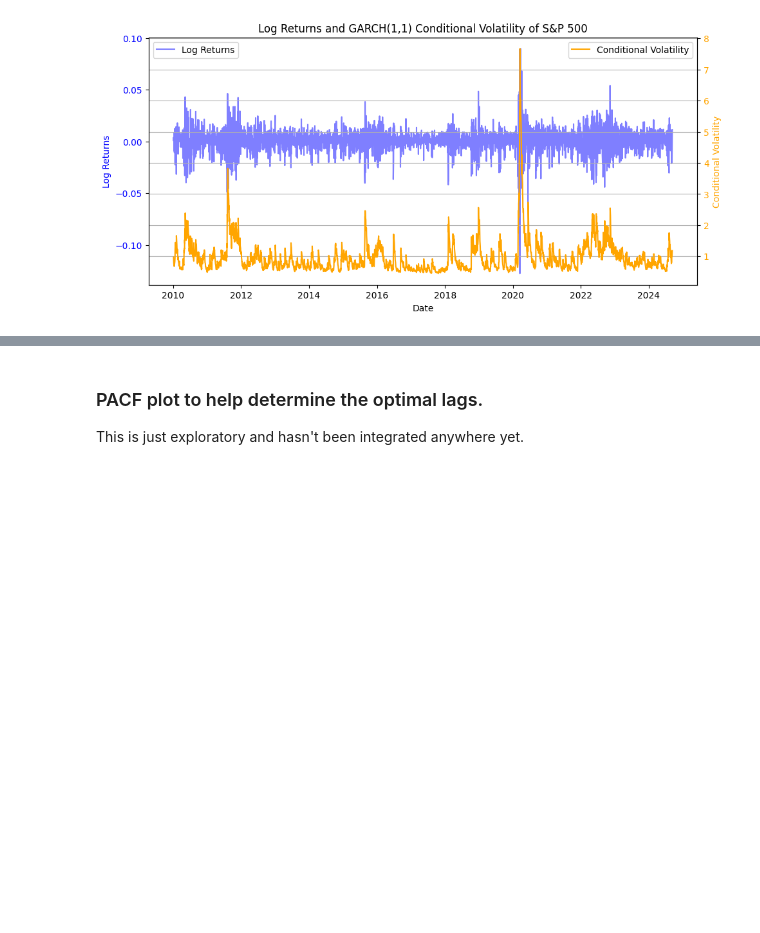
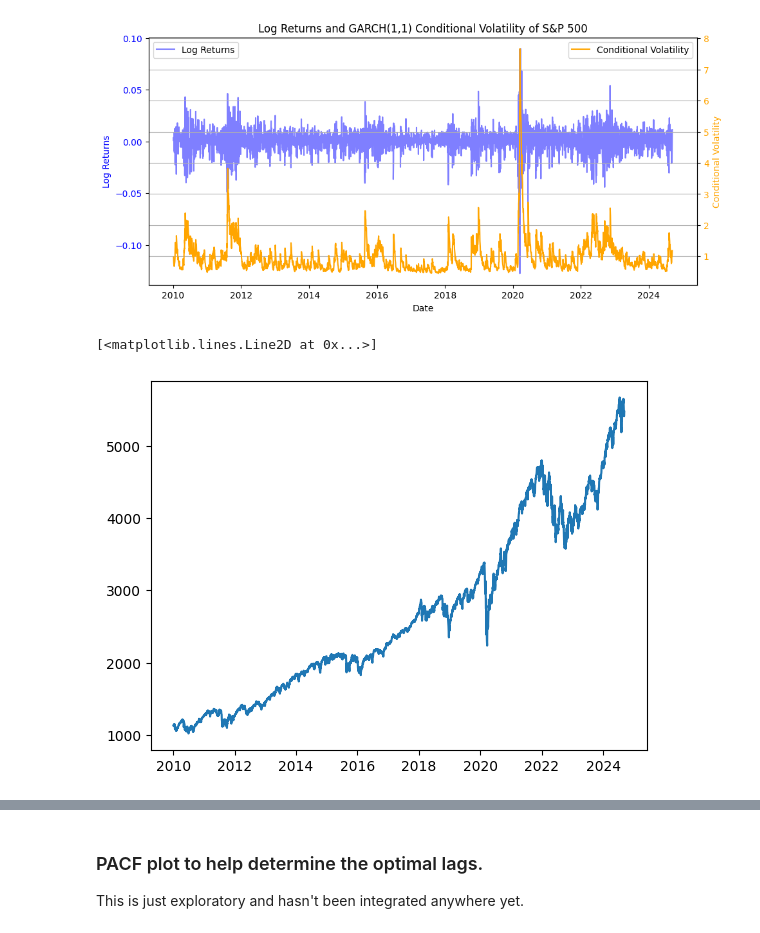
Before and after one commit to hwh1771/sentiment-analysis-volatility-forecasting, a Jupyter notebook: notebooks/garch.ipynb, the cells around one changed output, grey strips where cells are left out. Saved outputs shown, nothing was run; the diff lists cells and outputs as text; code cells hidden in the pictures; blank space fills up the shorter version.

```diff
--- a/notebooks/garch.ipynb
+++ b/notebooks/garch.ipynb
@@ -27,3 +27,6 @@ data.head()
 | 2010-01-06 00:00:00-05:00 | 1135.709961 | 1139.189941 | 1133.949951 | 1137.140015 | 4972660000 | 0.0 | 0.0 | 0.000545 |
 | 2010-01-07 00:00:00-05:00 | 1136.270020 | 1142.459961 | 1131.319946 | 1141.689941 | 5270680000 | 0.0 | 0.0 | 0.003993 |
 | 2010-01-08 00:00:00-05:00 | 1140.520020 | 1145.390015 | 1136.219971 | 1144.979980 | 4389590000 | 0.0 | 0.0 | 0.002878 |
+# %%
+vix = yf.Ticker('^VIX')
+data_vix = snp.history(start=start, end=end)
@@ -62,6 +82,11 @@ plt.grid()
 plt.show()
 # %% [output]
 [figure]
+# %%
+plt.plot(data_vix['Close'])
+# %% [output]
+[<matplotlib.lines.Line2D at 0x...>]
+[figure, added]
 # %%
 garch_fit.summary()
 # %% [output]
```
Also changed, not shown: parts of 6 cells of this notebook.
